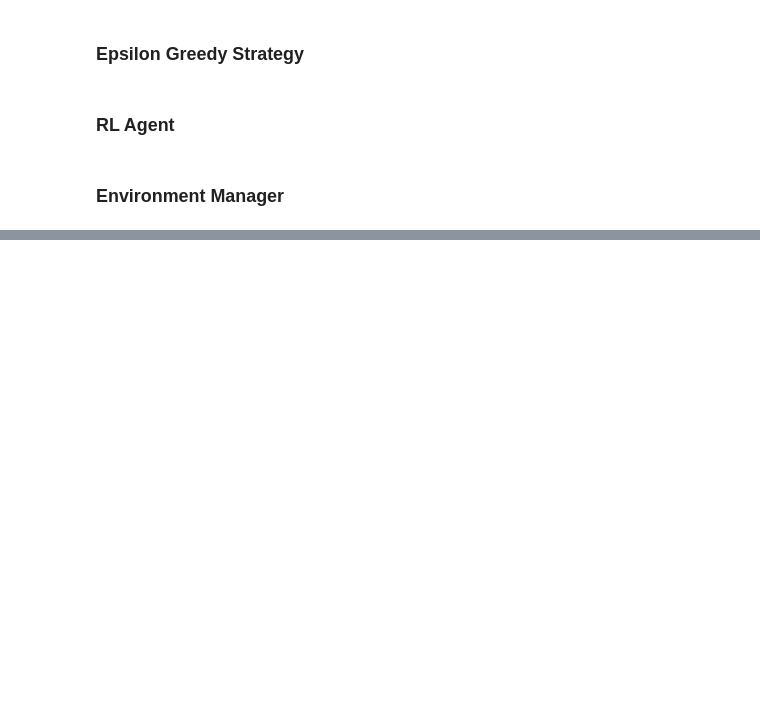
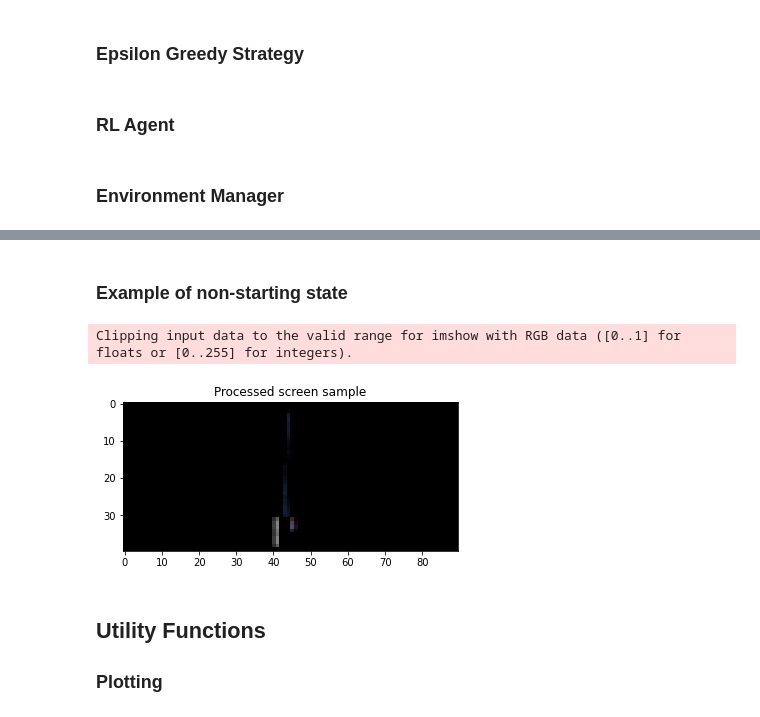
Before and after one commit to vishalrangras/rl-practice, a Jupyter notebook: deep_lizard/02-Cart-pole DQN.ipynb, the cells around one changed output, grey strips where cells are left out. Cells and saved outputs as stored; diff of their text form; code cells hidden in the pictures; blank space fills up the shorter version.

Commit message:
Added Utility Functions

```diff
--- a/deep_lizard/02-Cart-pole DQN.ipynb
+++ b/deep_lizard/02-Cart-pole DQN.ipynb
@@ -176,0 +228,18 @@ class CartPoleEnvManager():
+# %% [markdown]
+### Example of non-starting state
+# %%
+for i in range(5):
+    em.take_action(torch.tensor([1]))
+screen = em.get_state()
+
+plt.figure()
+plt.imshow(screen.squeeze(0).permute(1, 2, 0), interpolation='none')
+plt.title('Processed screen sample')
+plt.show()
+# %% [output]
+Clipping input data to the valid range for imshow with RGB data ([0..1] for floats or [0..255] for integers).
+[figure, added]
+# %% [markdown]
+## Utility Functions
+
+### Plotting
```
Also changed, not shown: parts of 10 cells of this notebook.
